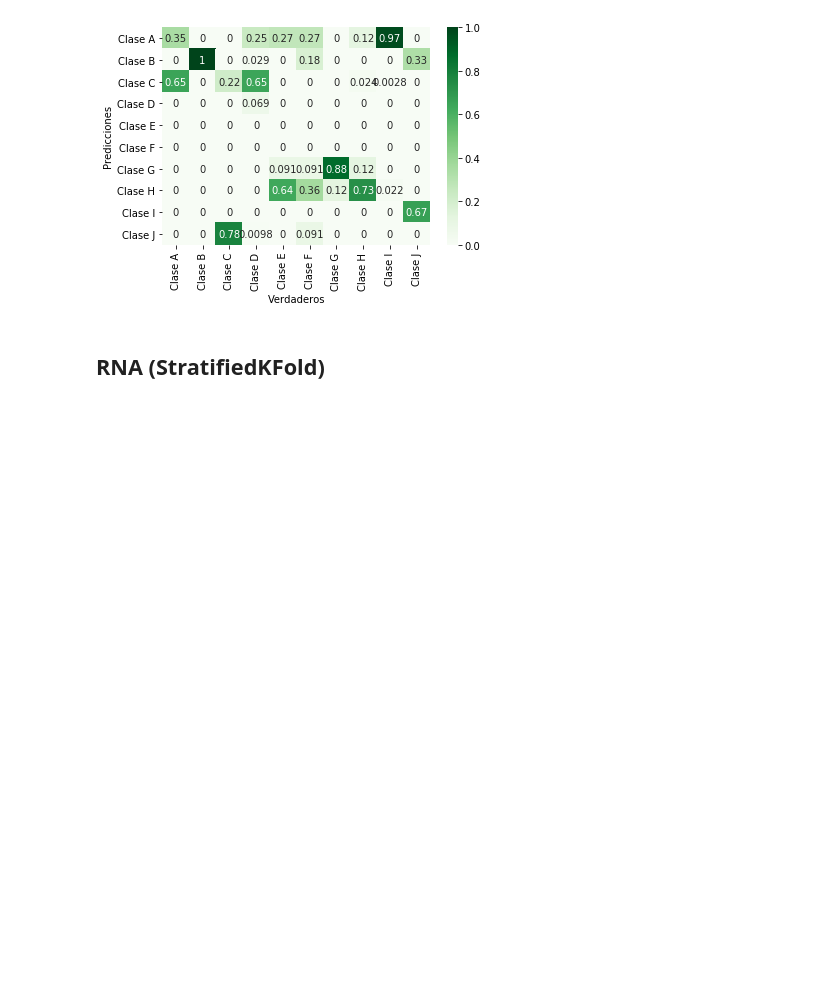
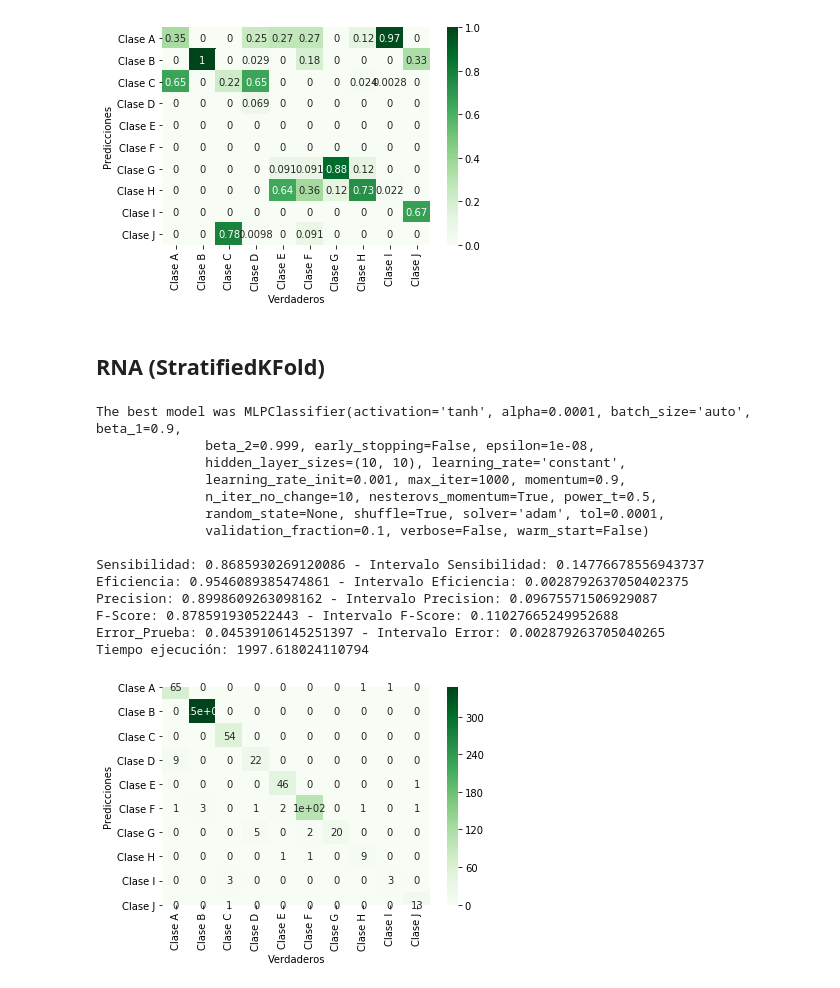
Before and after one commit to Alejo-Casta/Anuran_Calls_MFCCs, a Jupyter notebook: Modelos/Redes Neuronales Artificiales.ipynb, the cells around one changed output. Cells and saved outputs as stored; diff of their text form; code cells hidden in the pictures; blank space fills up the shorter version.

```diff
--- a/Modelos/Redes Neuronales Artificiales.ipynb
+++ b/Modelos/Redes Neuronales Artificiales.ipynb
@@ -244,31 +244,47 @@ def RNA_model_SKF(graficar = False):
         efficiency = accuracy_score(Ytest, Yest, normalize=True)
         efficiency_array[j] = efficiency
 
         #code for calculating precision
         precision = precision_score(Ytest, Yest, average=None)
         precision_array[j] = precision
 
         #code for calculating f1 score
         fscore = f1_score(Ytest, Yest, average=None)
         fscore_array[j] = fscore
 
         #code for calculating error
         error[j] = classification_error(Yest, Ytest)
 
     if graficar == True:
-        cm = confusion_matrix(Ytest, Yest, normalize='pred')
+        cm = confusion_matrix(Ytest, Yest)
         columnas = ['Clase %s'%(i) for i in list(ascii_uppercase)[0:len(np.unique(Yest))]]
         df_cm = pd.DataFrame(cm,index = columnas, columns = columnas)
         grafica = sns.heatmap(df_cm, cmap = 'Greens', annot = True)
         grafica.set(xlabel = 'Verdaderos', ylabel = 'Predicciones')
 
     return clf.best_estimator_, str(np.mean(sensitivity_array)), str(np.std(sensitivity_array)), str(np.mean(efficiency_array)), str(np.std(efficiency_array)), str(np.mean(precision_array)), str(np.std(precision_array)),  str(np.mean(fscore_array)), str(np.std(fscore_array)), str(np.mean(error)), str(np.std(error)), str(time.time()-initial_time)
 
 modelRNA, sensitivity, sensitivity_interval, efficiency, efficiency_interval, precision, precision_interval, f, f_interval, error, std_error, tiempo = RNA_model_SKF(graficar = True)
 print('The best model was', modelRNA,
         '\n\nSensibilidad:', sensitivity,'- Intervalo Sensibilidad:', sensitivity_interval,
         '\nEficiencia:', efficiency,'- Intervalo Eficiencia:', efficiency_interval,
         '\nPrecision:', precision,'- Intervalo Precision:', precision_interval,
         '\nF-Score:',f,'- Intervalo F-Score:', f_interval,
         '\nError_Prueba:',error,'- Intervalo Error:', std_error,
         '\nTiempo ejecución:', tiempo)
+# %% [output]
+The best model was MLPClassifier(activation='tanh', alpha=0.0001, batch_size='auto', beta_1=0.9,
+              beta_2=0.999, early_stopping=False, epsilon=1e-08,
+              hidden_layer_sizes=(10, 10), learning_rate='constant',
+              learning_rate_init=0.001, max_iter=1000, momentum=0.9,
+              n_iter_no_change=10, nesterovs_momentum=True, power_t=0.5,
+              random_state=None, shuffle=True, solver='adam', tol=0.0001,
+              validation_fraction=0.1, verbose=False, warm_start=False)
+
+Sensibilidad: 0.8685930269120086 - Intervalo Sensibilidad: 0.14776678556943737
+Eficiencia: 0.9546089385474861 - Intervalo Eficiencia: 0.0028792637050402375
+Precision: 0.8998609263098162 - Intervalo Precision: 0.09675571506929087
+F-Score: 0.878591930522443 - Intervalo F-Score: 0.11027665249952688
+Error_Prueba: 0.04539106145251397 - Intervalo Error: 0.002879263705040265
+Tiempo ejecución: 1997.618024110794
+[figure, added]
```
Also changed, not shown: 2 other files.
